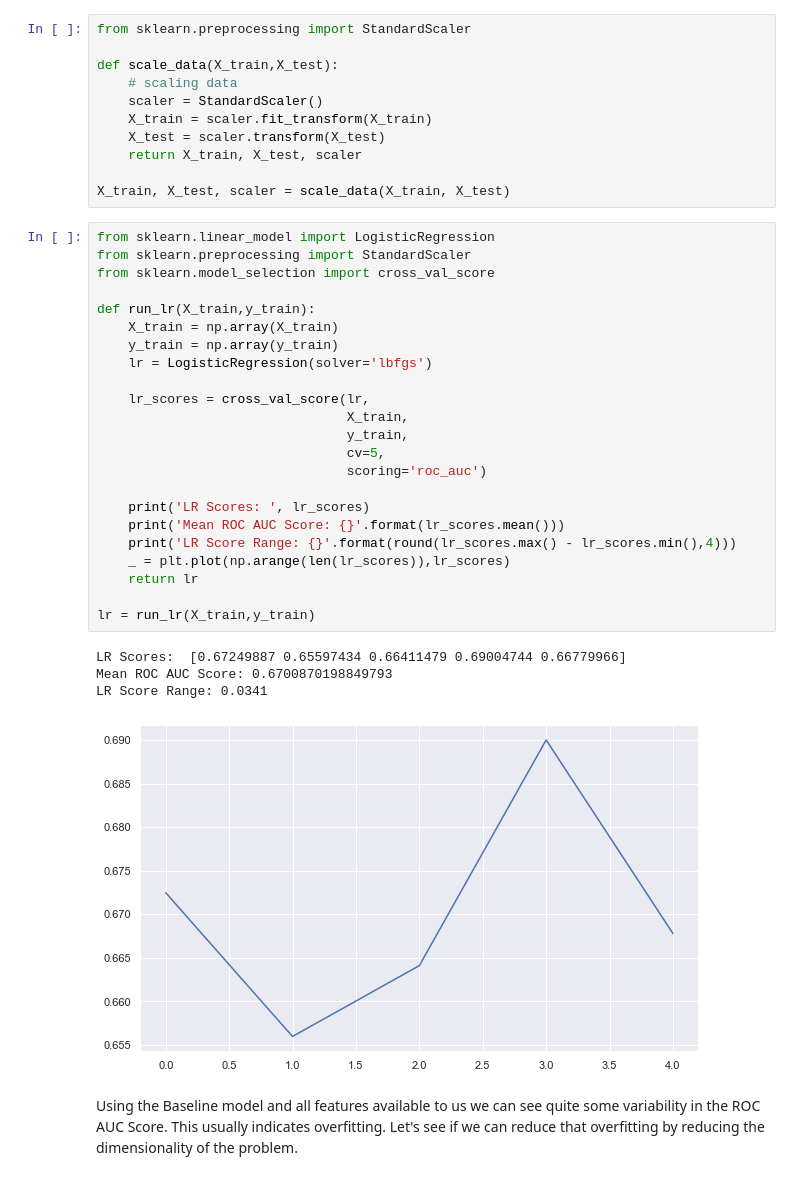
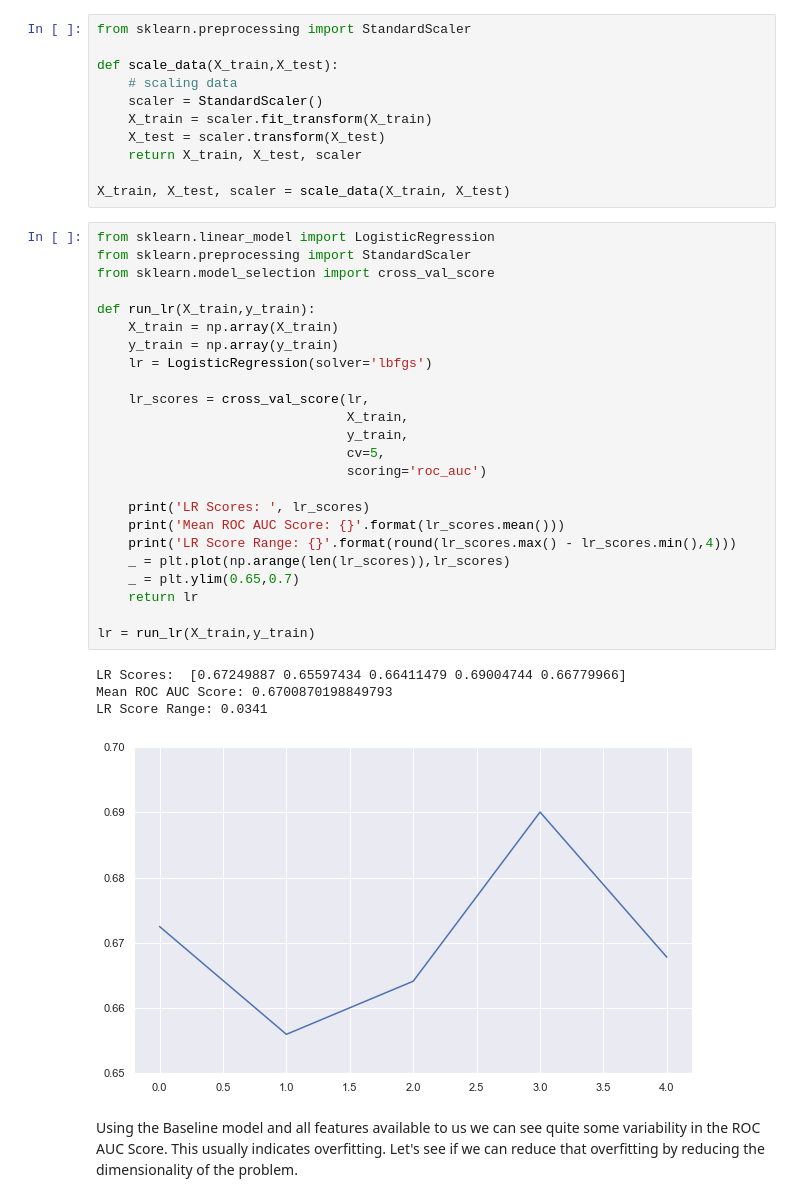
Before and after one commit to Germoe/hit-predictor, a Jupyter notebook: notebooks/_Step 4 - Building a Model.ipynb, the cells around one changed output. Cells and saved outputs as stored; diff of their text form.

```diff
--- a/notebooks/_Step 4 - Building a Model.ipynb
+++ b/notebooks/_Step 4 - Building a Model.ipynb
@@ -48,31 +48,32 @@ X_train, X_test, scaler = scale_data(X_train, X_test)
 # %%
 from sklearn.linear_model import LogisticRegression
 from sklearn.preprocessing import StandardScaler
 from sklearn.model_selection import cross_val_score
 
 def run_lr(X_train,y_train):
     X_train = np.array(X_train)
     y_train = np.array(y_train)
     lr = LogisticRegression(solver='lbfgs')
 
     lr_scores = cross_val_score(lr,
                                 X_train,
                                 y_train,
                                 cv=5,
                                 scoring='roc_auc')
 
     print('LR Scores: ', lr_scores)
     print('Mean ROC AUC Score: {}'.format(lr_scores.mean()))
     print('LR Score Range: {}'.format(round(lr_scores.max() - lr_scores.min(),4)))
     _ = plt.plot(np.arange(len(lr_scores)),lr_scores)
+    _ = plt.ylim(0.65,0.7)
     return lr
 
 lr = run_lr(X_train,y_train)
 # %% [output]
 LR Scores:  [0.67249887 0.65597434 0.66411479 0.69004744 0.66779966]
 Mean ROC AUC Score: 0.6700870198849793
 LR Score Range: 0.0341
-[figure, old version]
+[figure, new version]
 # %% [markdown]
 Using the Baseline model and all features available to us we can see quite some variability in the ROC AUC Score. This usually indicates overfitting. Let's see if we can reduce that overfitting by reducing the dimensionality of the problem.
 # %%
```
Also changed, not shown: parts of 13 cells of this notebook, 1 other file.
